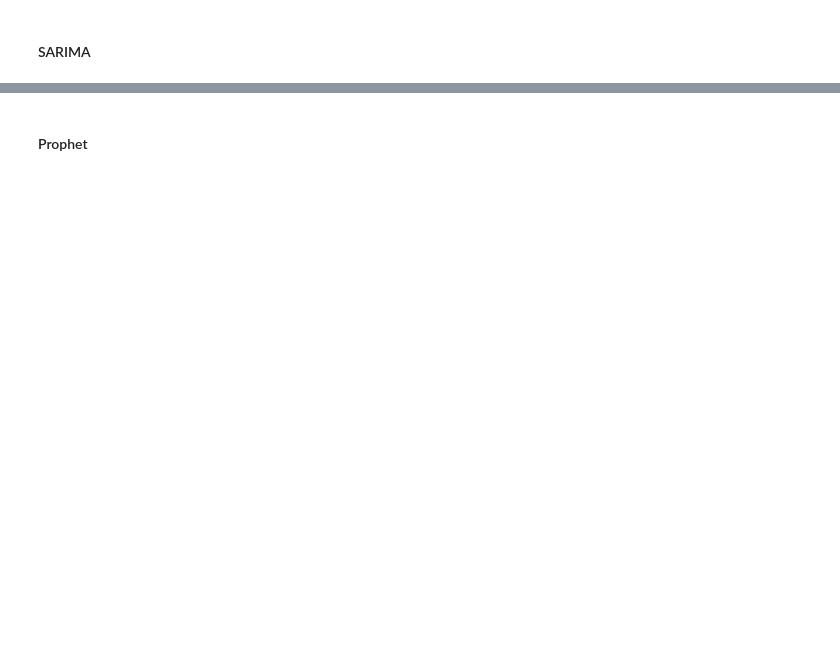
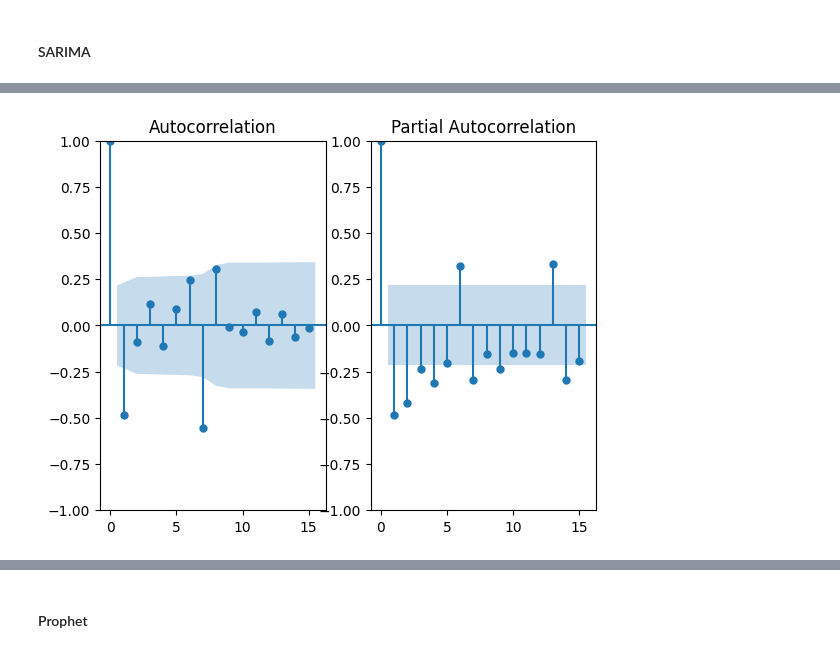
Before and after one commit to NevoleMarek/NI-SCR, a Jupyter notebook: 01_sarima_prophet.ipynb, the cells around one changed output, grey strips where cells are left out. Drawn from its saved outputs; the diff is of its cells as text; code cells hidden in the pictures; blank space fills up the shorter version.

```diff
--- a/01_sarima_prophet.ipynb
+++ b/01_sarima_prophet.ipynb
@@ -116,0 +166,4 @@ plt.show()
+# %%
+acf_pacf(df_cze_3m['y'].diff().diff(7).dropna(), 15)
+# %% [output]
+[figure, added]
```
Also changed, not shown: parts of 65 cells of this notebook, 2 other files.
